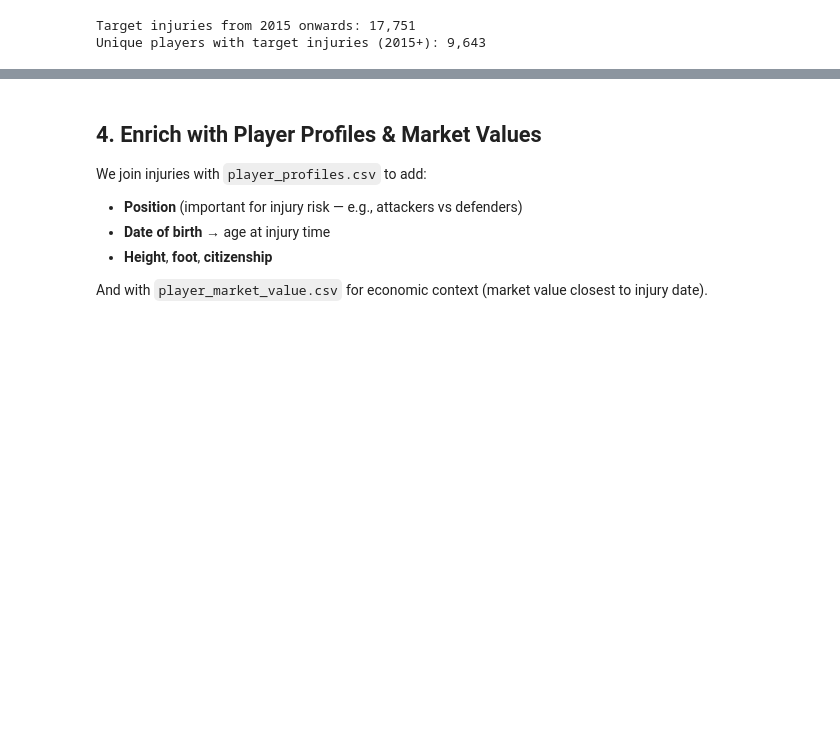
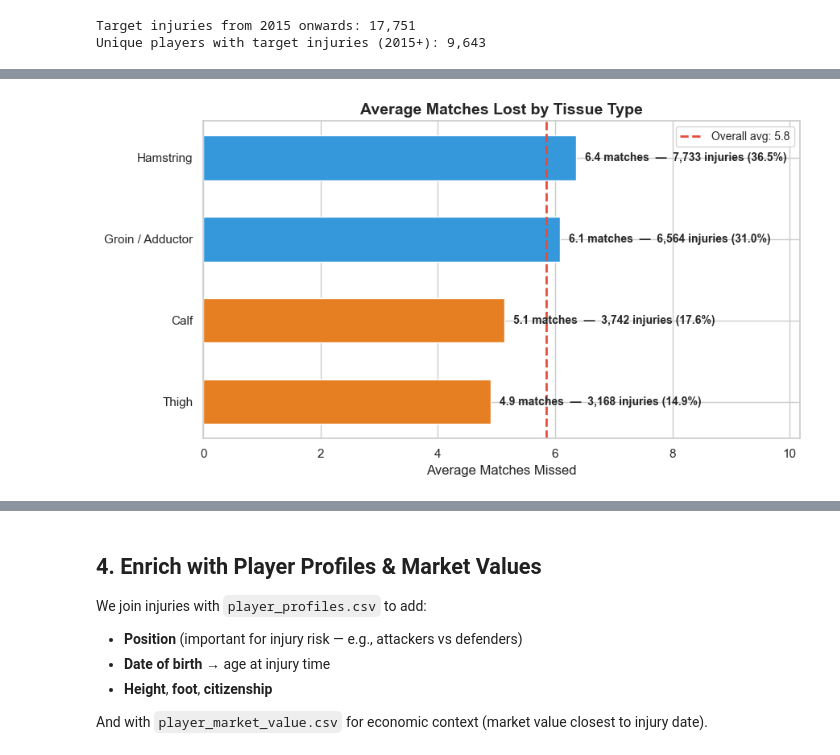
Before and after one commit to ozifrs/football-injury-risk-prediction, a Jupyter notebook: notebooks/01_football_datasets_exploration.ipynb, the cells around one changed output, grey strips where cells are left out. Drawn from its saved outputs; the diff is of its cells as text; code cells hidden in the pictures; blank space fills up the shorter version.

```diff
--- a/notebooks/01_football_datasets_exploration.ipynb
+++ b/notebooks/01_football_datasets_exploration.ipynb
@@ -635,0 +718,34 @@ Unique players with target injuries (2015+): 9,643
+# %%
+# ── Plot 2: Average matches lost by tissue type ──────────────────
+fig, ax = plt.subplots(figsize=(9, 5))
+
+subtype_stats = keep_df.groupby("injury_subtype")["games_missed"].agg(["mean", "count"])
+subtype_stats = subtype_stats.sort_values("mean", ascending=True)
+overall_mean = games.mean()
+
+label_map = {"hamstring": "Hamstring", "groin_adductor": "Groin / Adductor",
+             "calf": "Calf", "thigh": "Thigh"}
+display_names = [label_map.get(s, s) for s in subtype_stats.index]
+
+bar_colors = ["#e67e22" if v <= overall_mean else "#3498db" for v in subtype_stats["mean"]]
+
+bars = ax.barh(display_names, subtype_stats["mean"], color=bar_colors,
+               edgecolor="white", height=0.55)
+
+total_injuries = subtype_stats["count"].sum()
+for bar, (idx, row) in zip(bars, subtype_stats.iterrows()):
+    pct = row["count"] / total_injuries * 100
+    ax.text(bar.get_width() + 0.15, bar.get_y() + bar.get_height()/2,
+            f'{row["mean"]:.1f} matches  —  {row["count"]:,.0f} injuries ({pct:.1f}%)',
+            va="center", fontsize=10, fontweight="bold")
+
+ax.axvline(overall_mean, color="#e74c3c", linewidth=2, linestyle="--",
+           label=f"Overall avg: {overall_mean:.1f}")
+ax.set_title("Average Matches Lost by Tissue Type", fontsize=14, fontweight="bold")
+ax.set_xlabel("Average Matches Missed")
+ax.set_xlim(0, subtype_stats["mean"].max() * 1.6)
+ax.legend(fontsize=10)
+plt.tight_layout()
+plt.show()
+# %% [output]
+[figure, added]
```
Also changed, not shown: parts of 6 cells of this notebook.
